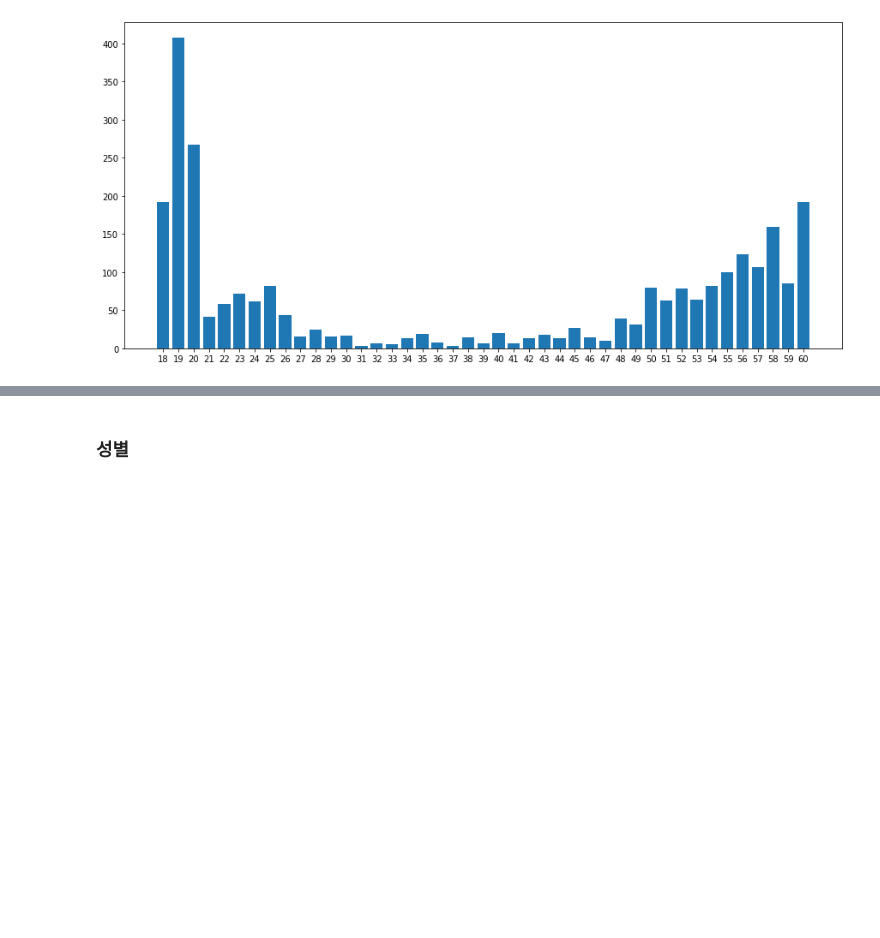
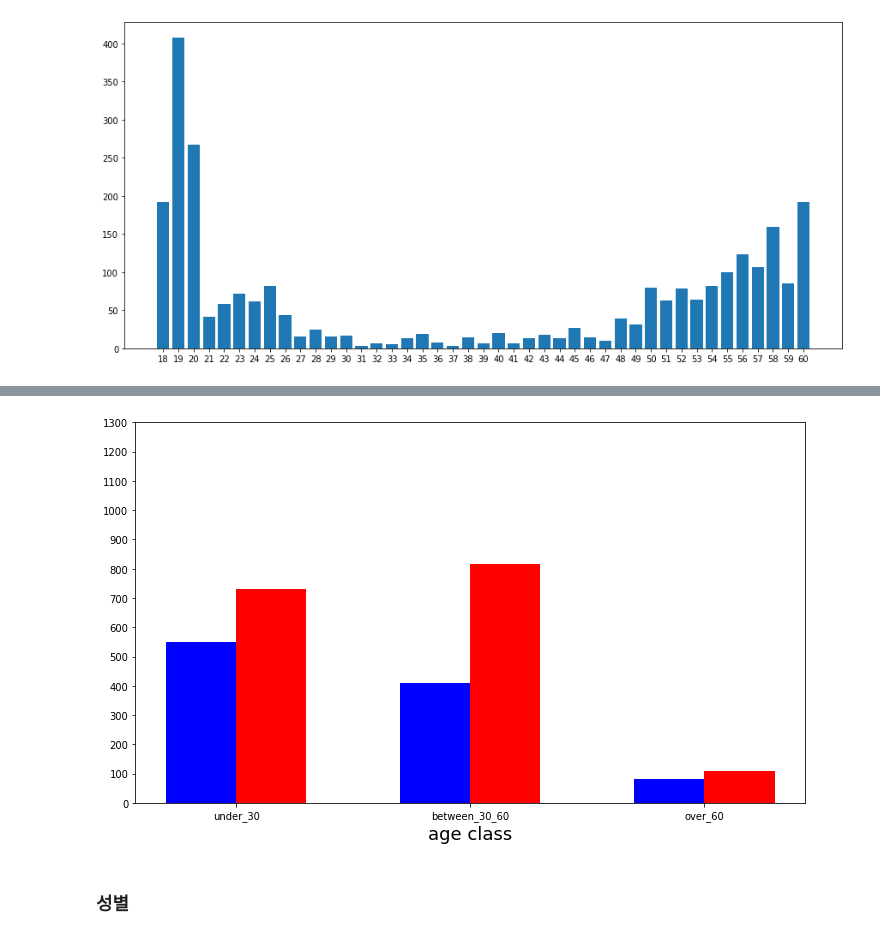
Before and after one commit to boostcampaitech4cv1/level1_imageclassification_cv-level1-cv-10, a Jupyter notebook: EDA.ipynb, the cells around one changed output, grey strips where cells are left out. Drawn from its saved outputs; the diff is of its cells as text; code cells hidden in the pictures; blank space fills up the shorter version.

```diff
--- a/EDA.ipynb
+++ b/EDA.ipynb
@@ -48,3 +91,16 @@ plt.show()
+# %%
+fig, axes = plt.subplots(1, 1, figsize=(12, 7))
+index = np.arange(0,3)
+bar_width = 0.3
+label = ['under_30','between_30_60','over_60']
+p1 = plt.bar(index, male, color='b', width = 0.3 )
+p2 = plt.bar(index+bar_width,female,color='r',width = 0.3)
+plt.xlabel('age class', fontsize=18)
+plt.xticks(index+0.15, label, fontsize=10, rotation=0)
+plt.yticks(np.arange(0,1400,100))
+plt.show()
+# %% [output]
+[figure, added]
 # %% [markdown]
 ### 성별
 # %%
```
Also changed, not shown: parts of 7 cells of this notebook.
